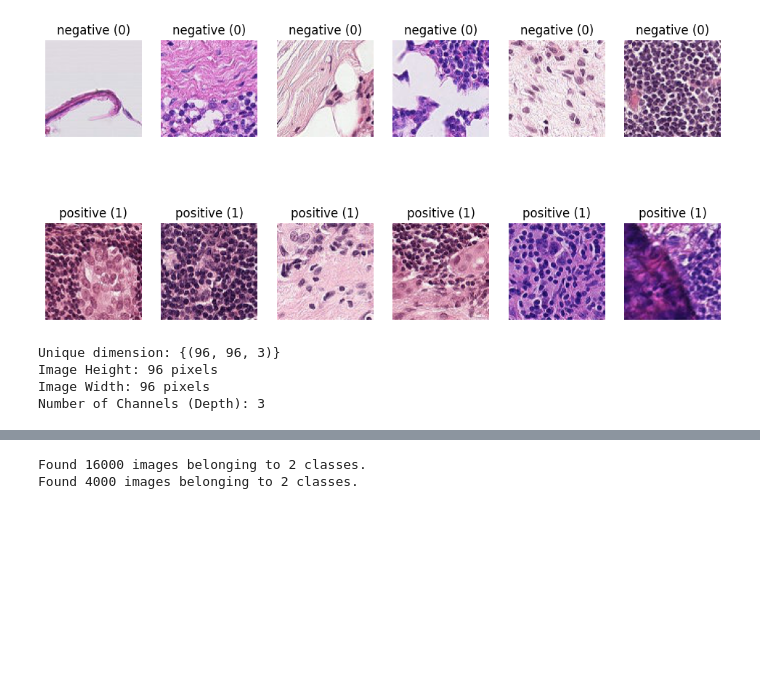
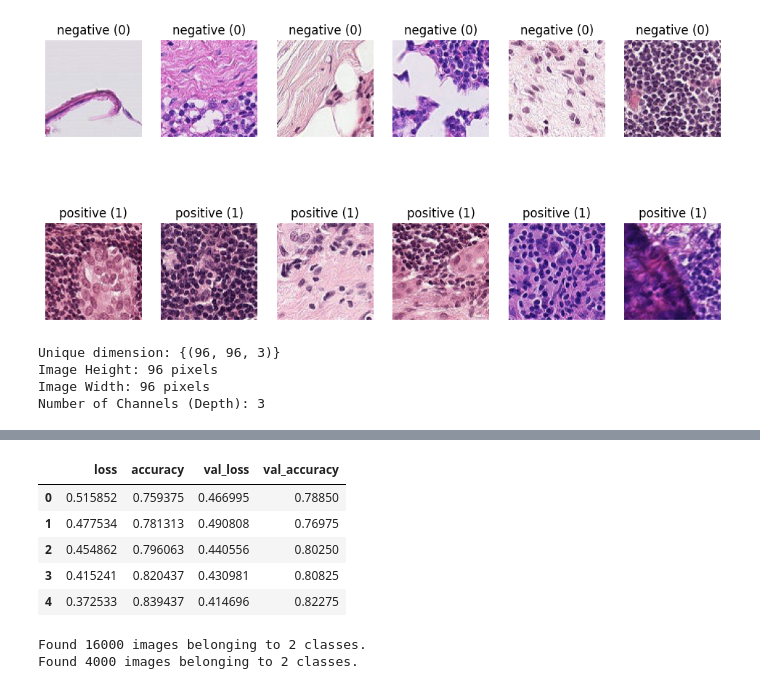
Before and after one commit to FleaBusyBeeBergs/dtsa5511-cnn-cancer-detection, a Jupyter notebook: cnn-cancer-detection.ipynb, the cells around one changed output, grey strips where cells are left out. Cells and saved outputs as stored; diff of their text form; code cells hidden in the pictures; blank space fills up the shorter version.

```diff
--- a/cnn-cancer-detection.ipynb
+++ b/cnn-cancer-detection.ipynb
@@ -199,5 +200,5 @@ model.compile(optimizer='adam',
 # Train the model
 history = model.fit(X_train, y_train,
                     validation_data=(X_val, y_val),
-                    epochs=10,
+                    epochs=5,
                     batch_size=32)
@@ -204,3 +216,13 @@ history = model.fit(X_train, y_train,
+# %%
+histroy_df = pd.DataFrame(history.history)
+histroy_df
+# %% [output]
+|  | loss | accuracy | val_loss | val_accuracy |
+| 0 | 0.515852 | 0.759375 | 0.466995 | 0.78850 |
+| 1 | 0.477534 | 0.781313 | 0.490808 | 0.76975 |
+| 2 | 0.454862 | 0.796063 | 0.440556 | 0.80250 |
+| 3 | 0.415241 | 0.820437 | 0.430981 | 0.80825 |
+| 4 | 0.372533 | 0.839437 | 0.414696 | 0.82275 |
 # %%
 # split sample data
 train_file_paths, test_file_paths, train_labels, test_labels = train_test_split(df_sample['path'], df_sample['label'], test_size = 0.2, random_state = 5511)
```
Also changed, not shown: parts of 2 cells of this notebook.
